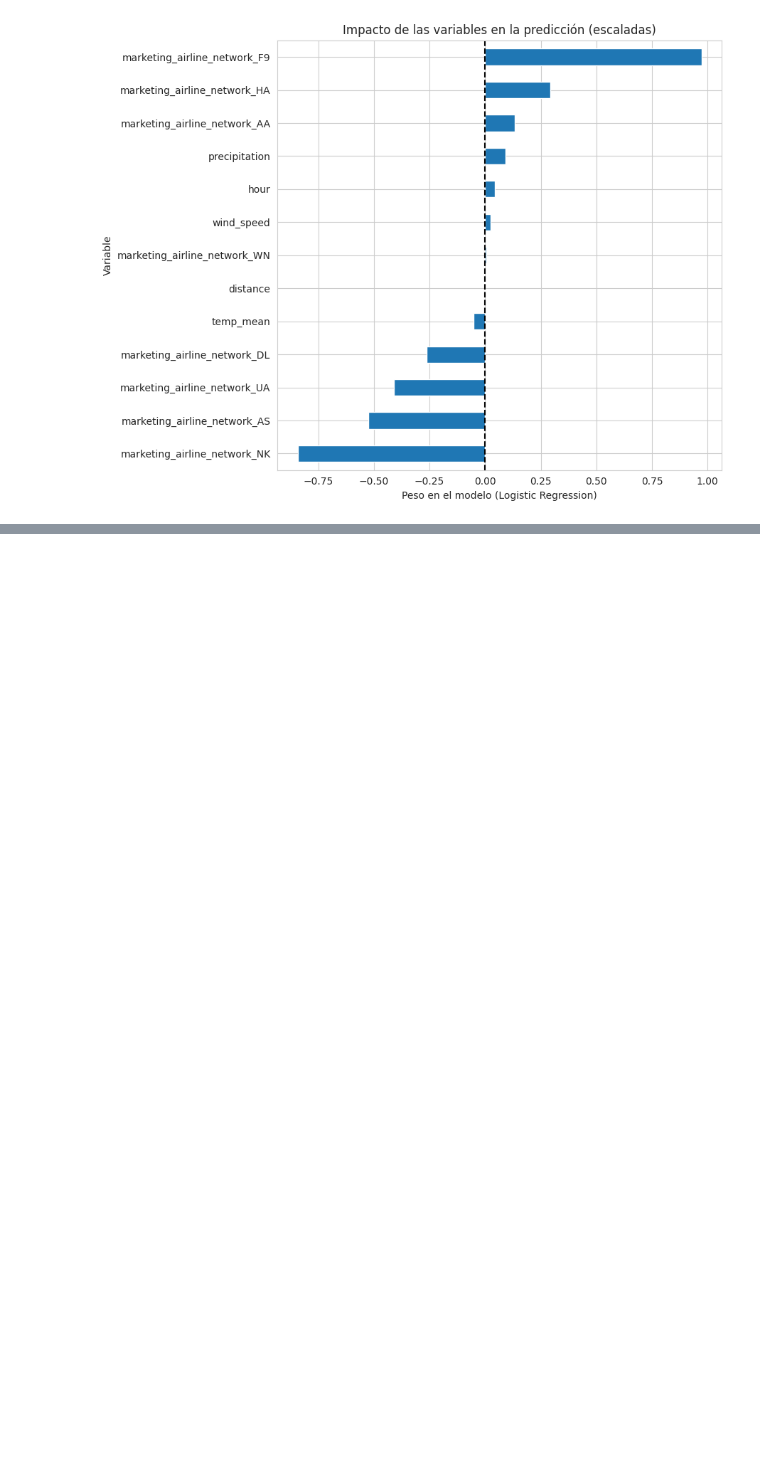
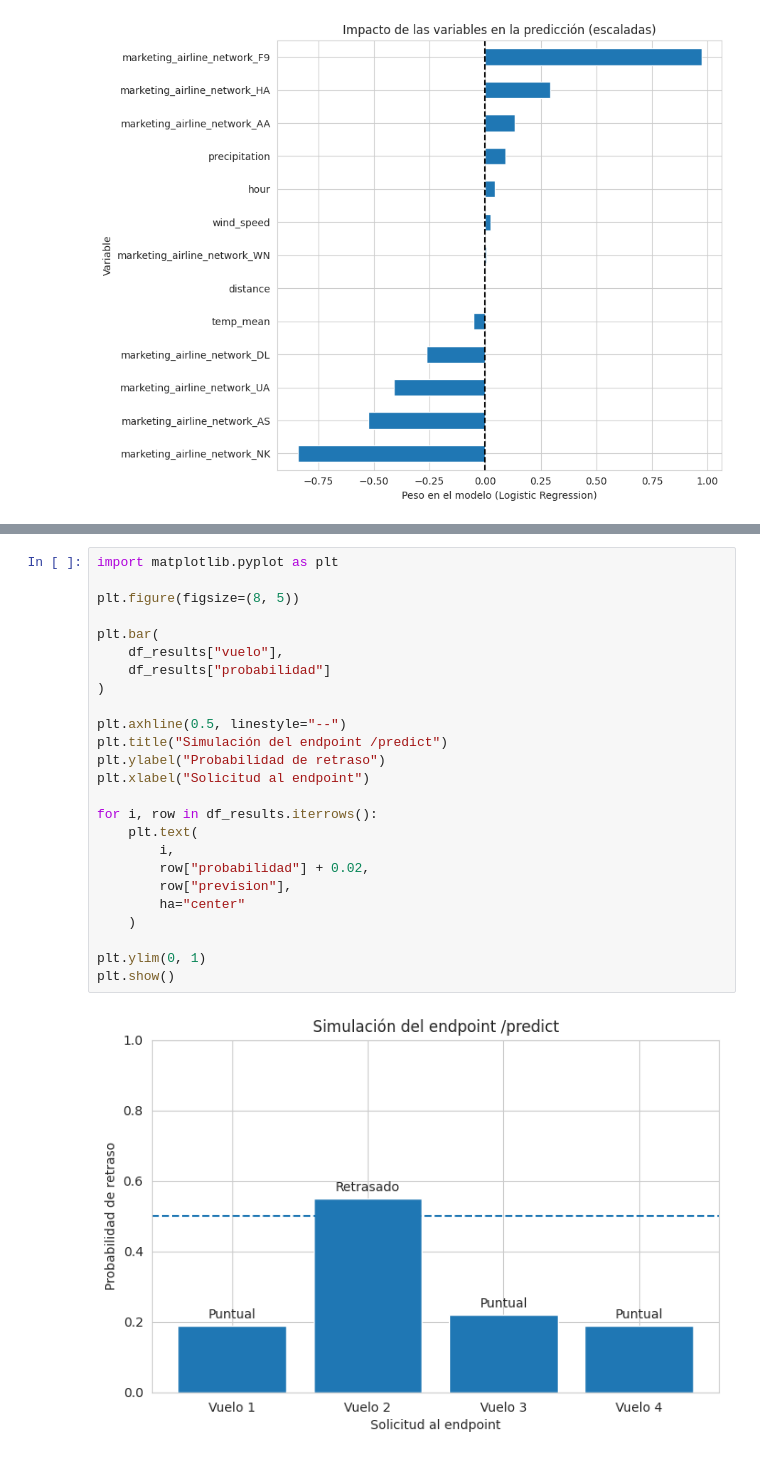
Before and after one commit to sunnyday2/flight_on_time, a Jupyter notebook: flightontime_hackaton_e32_alura_latam.ipynb, the cells around one changed output, grey strips where cells are left out. Cells and saved outputs as stored; diff of their text form; blank space fills up the shorter version.

```diff
--- a/flightontime_hackaton_e32_alura_latam.ipynb
+++ b/flightontime_hackaton_e32_alura_latam.ipynb
@@ -1392,0 +1438,27 @@ def predict_flight_delay(input_json, model):
+# %%
+import matplotlib.pyplot as plt
+
+plt.figure(figsize=(8, 5))
+
+plt.bar(
+    df_results["vuelo"],
+    df_results["probabilidad"]
+)
+
+plt.axhline(0.5, linestyle="--")
+plt.title("Simulación del endpoint /predict")
+plt.ylabel("Probabilidad de retraso")
+plt.xlabel("Solicitud al endpoint")
+
+for i, row in df_results.iterrows():
+    plt.text(
+        i,
+        row["probabilidad"] + 0.02,
+        row["prevision"],
+        ha="center"
+    )
+
+plt.ylim(0, 1)
+plt.show()
+# %% [output]
+[figure, added]
```
Also changed, not shown: parts of 3 cells of this notebook.
